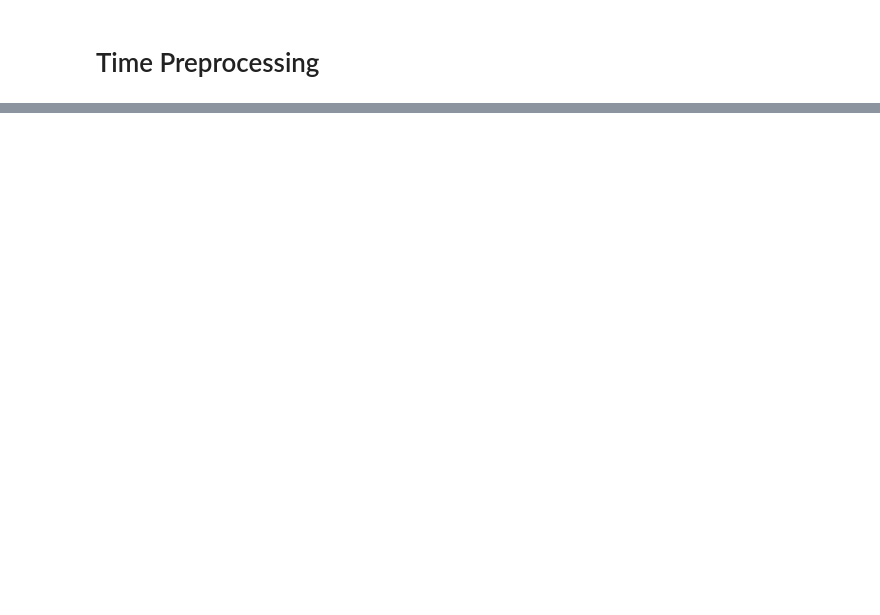
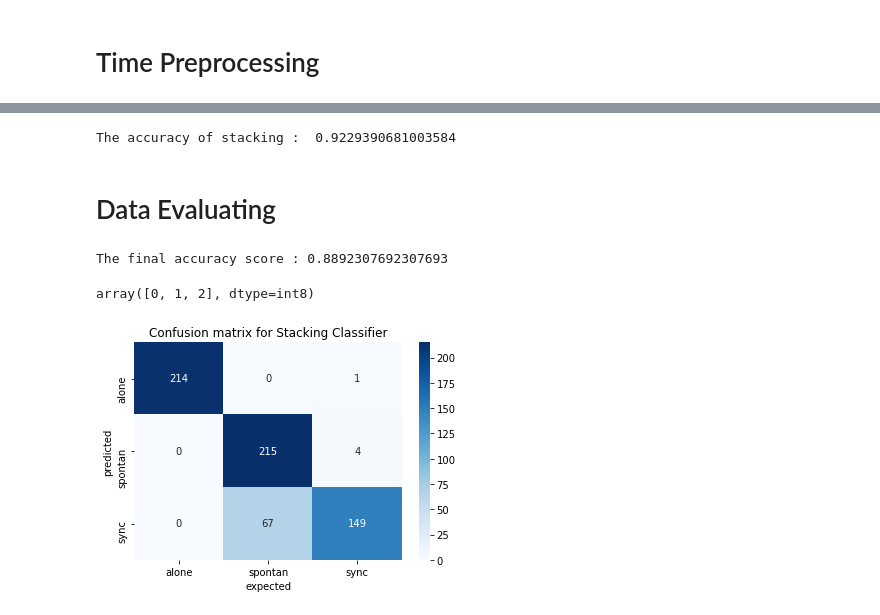
Before and after one commit to Jon400/DataVisualization, a Jupyter notebook: Hands_Motion.ipynb, the cells around one changed output, grey strips where cells are left out. Drawn from its saved outputs; the diff is of its cells as text; code cells hidden in the pictures; blank space fills up the shorter version.

```diff
--- a/Hands_Motion.ipynb
+++ b/Hands_Motion.ipynb
@@ -126,0 +423,16 @@ data_sync_resampler
+# %%
+from sklearn.ensemble import StackingClassifier
+from sklearn.linear_model import LogisticRegression
+estimators = [
+        ('rf', RandomForestClassifier(**grid_search_forest_clf.best_params_)),
+        ('xgb', xgb.XGBClassifier(**grid_search_xgb.best_params_)),
+        ('ada',  AdaBoostClassifier(**grid_search_adaboost.best_params_)),
+        ('knn', KNeighborsClassifier(**grid_search_knn_clf.best_params_))]
+clf = StackingClassifier(estimators=estimators, final_estimator=LogisticRegression())
+clf.fit(x_train, y_train)
+y_pred = clf.predict(x_test)
+print("The accuracy of stacking : ",accuracy_score(y_test, y_pred))
+# %% [output]
+The accuracy of stacking :  0.9229390681003584
+# %% [markdown]
+# Data Evaluating
@@ -126,0 +468,29 @@ data_sync_resampler
+# %%
+validate_test = validate_test.sample(frac=1)
+#convert the target to number 0 - alone, 1 - spontan, 2 - sync
+validate_test["label"] = pd.Categorical(validate_test["label"]).codes
+#split features and target
+y_validate_test = validate_test['label']
+x_validate_test = validate_test.drop(columns = ['label'])
+# %%
+x_validate_test = preprocessing.transform(x_validate_test)
+# %%
+y_pred = clf.predict(x_validate_test)
+print("The final accuracy score :" ,accuracy_score(y_validate_test, y_pred))
+# %% [output]
+The final accuracy score : 0.8892307692307693
+# %%
+from sklearn.metrics import plot_confusion_matrix
+from sklearn.metrics import confusion_matrix
+import seaborn as sns
+class_names = ['alone', 'spontan', 'sync']
+cm = confusion_matrix(y_validate_test, y_pred)
+df_cm = pd.DataFrame(cm, columns=class_names, index = class_names)
+ax = sns.heatmap(df_cm, cmap="Blues", annot=True,  fmt="d")
+ax.set_title('Confusion matrix for Stacking Classifier')
+ax.set_xlabel("expected")
+ax.set_ylabel("predicted")
+np.unique(y_train)
+# %% [output]
+array([0, 1, 2], dtype=int8)
+[figure, added]
```
Also changed, not shown: parts of 34 cells of this notebook, 3 other files.
